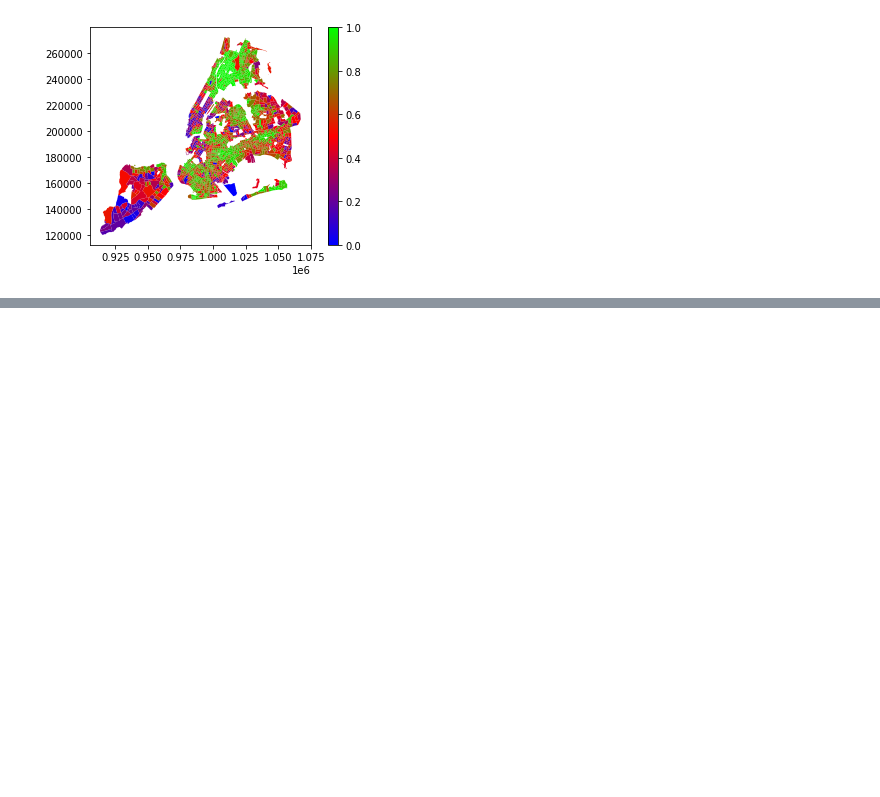
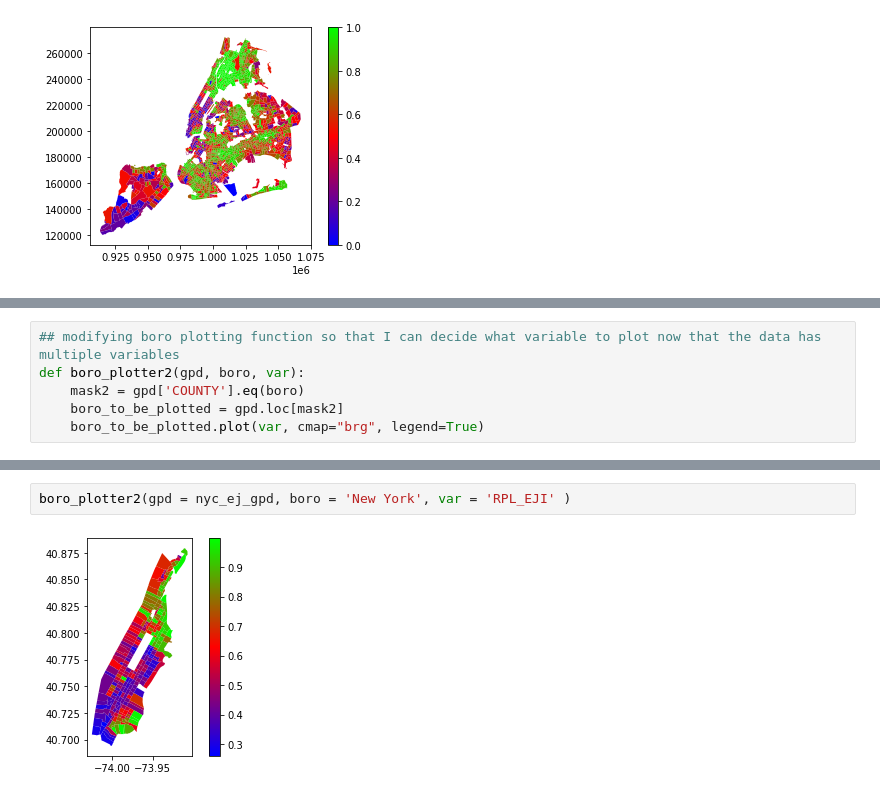
Before and after one commit to KennethA32/Living_Shorelines, a Jupyter notebook: living_shoreline.ipynb, the cells around one changed output, grey strips where cells are left out. Saved outputs shown, nothing was run; the diff lists cells and outputs as text; blank space fills up the shorter version.

```diff
--- a/living_shoreline.ipynb
+++ b/living_shoreline.ipynb
@@ -268,0 +245,6 @@ boro_plotter2(gpd = nyc_ej_gpd, boro = 'Queens', var = 'RPL_EJI' )
+# %%
+## modifying boro plotting function so that I can decide what variable to plot now that the data has multiple variables
+def boro_plotter2(gpd, boro, var):
+    mask2 = gpd['COUNTY'].eq(boro)
+    boro_to_be_plotted = gpd.loc[mask2]
+    boro_to_be_plotted.plot(var, cmap="brg", legend=True)
@@ -268,0 +275,4 @@ boro_plotter2(gpd = nyc_ej_gpd, boro = 'Queens', var = 'RPL_EJI' )
+# %%
+boro_plotter2(gpd = nyc_ej_gpd, boro = 'New York', var = 'RPL_EJI' )
+# %% [output]
+[figure, added]
```
Also changed, not shown: parts of 23 cells of this notebook, 10 other files.
